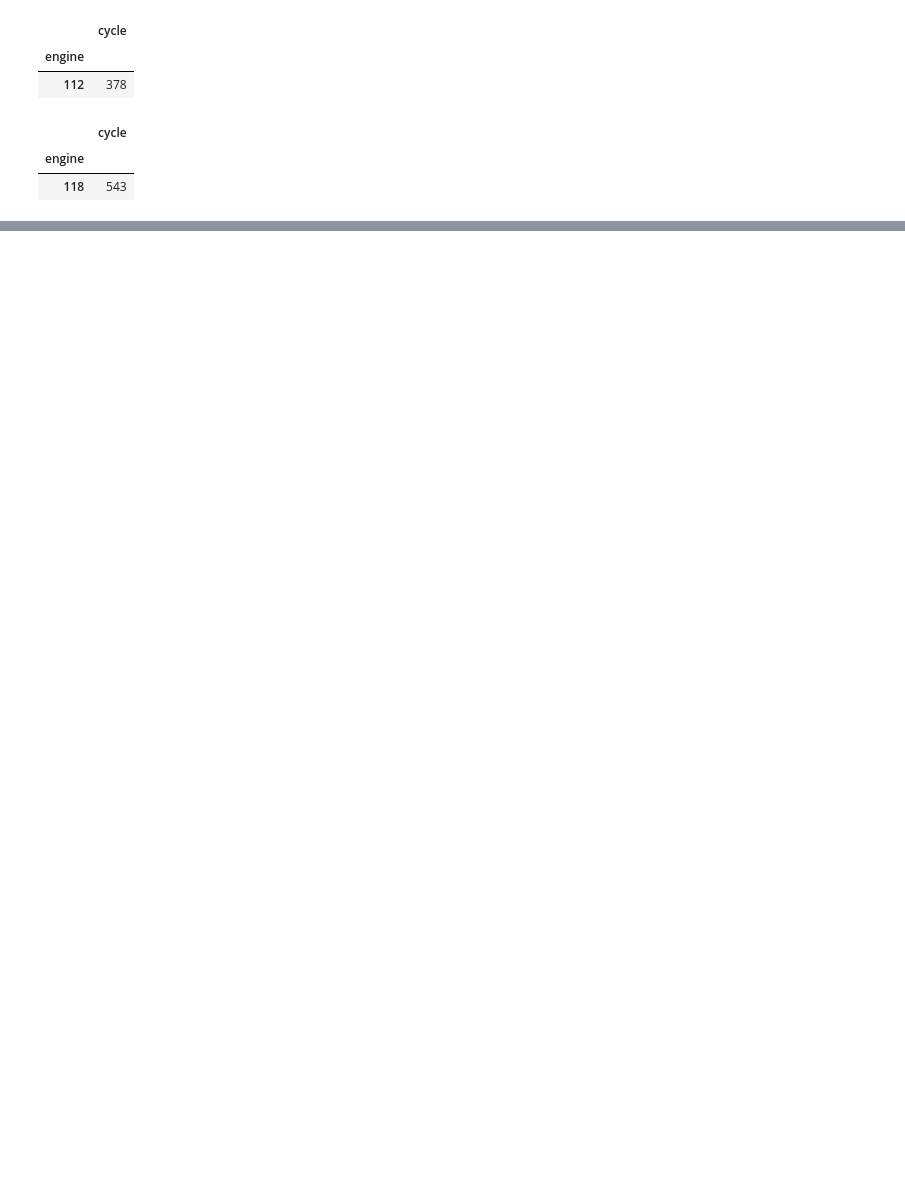
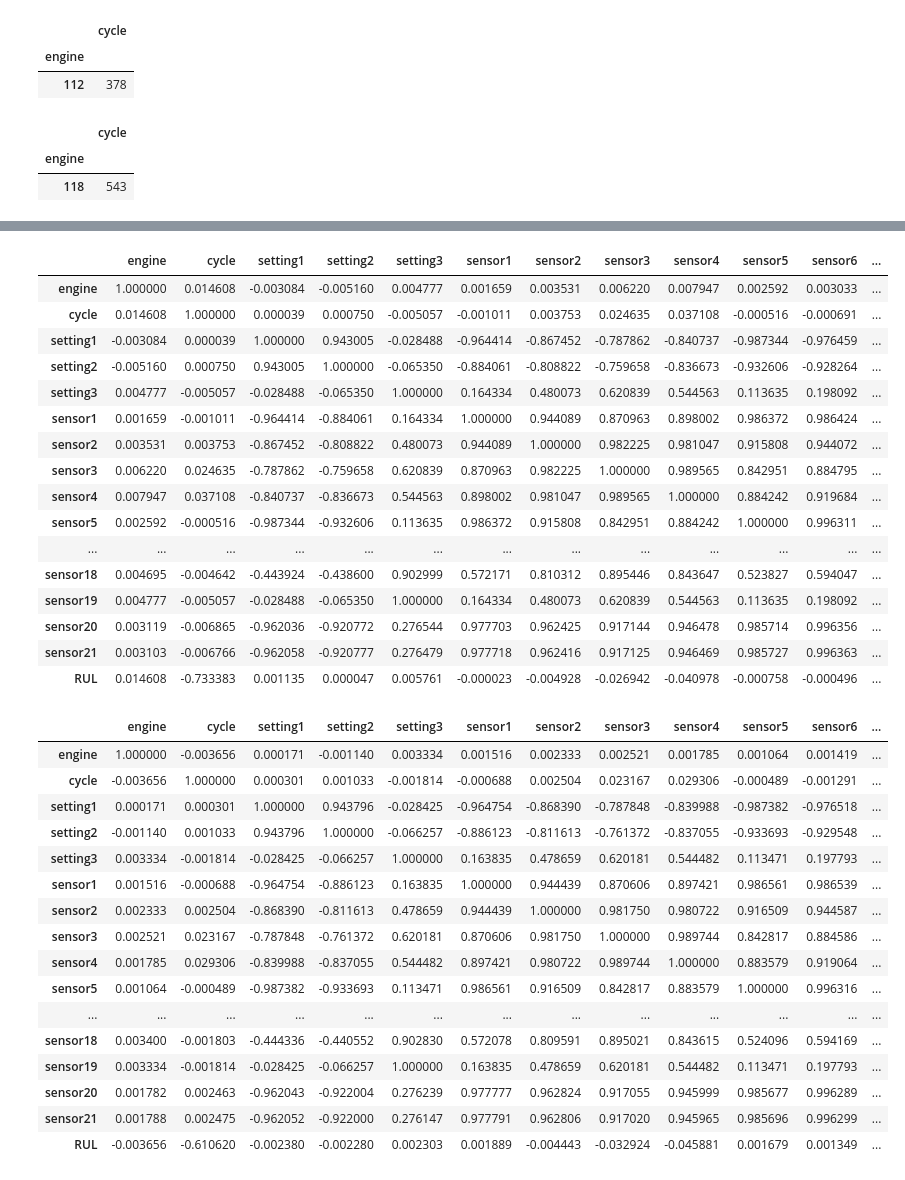
Before and after one commit to suzalkachhadiya/Data, a Jupyter notebook: rul-jet-engine.ipynb, the cells around one changed output, grey strips where cells are left out. Cells and saved outputs as stored; diff of their text form; code cells hidden in the pictures; blank space fills up the shorter version.

Commit message:
Kaggle Notebook | RUL Jet Engine | Version 2

```diff
--- a/rul-jet-engine.ipynb
+++ b/rul-jet-engine.ipynb
@@ -362,0 +382,38 @@ train_2=Calculate_RUL(train_2)
+# %%
+display(train_1.corr())
+display(train_2.corr())
+# %% [output]
+|  | engine | cycle | setting1 | setting2 | setting3 | sensor1 | sensor2 | sensor3 | sensor4 | sensor5 | sensor6 | ... |
+| engine | 1.000000 | 0.014608 | -0.003084 | -0.005160 | 0.004777 | 0.001659 | 0.003531 | 0.006220 | 0.007947 | 0.002592 | 0.003033 | ... |
+| cycle | 0.014608 | 1.000000 | 0.000039 | 0.000750 | -0.005057 | -0.001011 | 0.003753 | 0.024635 | 0.037108 | -0.000516 | -0.000691 | ... |
+| setting1 | -0.003084 | 0.000039 | 1.000000 | 0.943005 | -0.028488 | -0.964414 | -0.867452 | -0.787862 | -0.840737 | -0.987344 | -0.976459 | ... |
+| setting2 | -0.005160 | 0.000750 | 0.943005 | 1.000000 | -0.065350 | -0.884061 | -0.808822 | -0.759658 | -0.836673 | -0.932606 | -0.928264 | ... |
+| setting3 | 0.004777 | -0.005057 | -0.028488 | -0.065350 | 1.000000 | 0.164334 | 0.480073 | 0.620839 | 0.544563 | 0.113635 | 0.198092 | ... |
+| sensor1 | 0.001659 | -0.001011 | -0.964414 | -0.884061 | 0.164334 | 1.000000 | 0.944089 | 0.870963 | 0.898002 | 0.986372 | 0.986424 | ... |
+| sensor2 | 0.003531 | 0.003753 | -0.867452 | -0.808822 | 0.480073 | 0.944089 | 1.000000 | 0.982225 | 0.981047 | 0.915808 | 0.944072 | ... |
+| sensor3 | 0.006220 | 0.024635 | -0.787862 | -0.759658 | 0.620839 | 0.870963 | 0.982225 | 1.000000 | 0.989565 | 0.842951 | 0.884795 | ... |
+| sensor4 | 0.007947 | 0.037108 | -0.840737 | -0.836673 | 0.544563 | 0.898002 | 0.981047 | 0.989565 | 1.000000 | 0.884242 | 0.919684 | ... |
+| sensor5 | 0.002592 | -0.000516 | -0.987344 | -0.932606 | 0.113635 | 0.986372 | 0.915808 | 0.842951 | 0.884242 | 1.000000 | 0.996311 | ... |
+| ... | ... | ... | ... | ... | ... | ... | ... | ... | ... | ... | ... | ... |
+| sensor18 | 0.004695 | -0.004642 | -0.443924 | -0.438600 | 0.902999 | 0.572171 | 0.810312 | 0.895446 | 0.843647 | 0.523827 | 0.594047 | ... |
+| sensor19 | 0.004777 | -0.005057 | -0.028488 | -0.065350 | 1.000000 | 0.164334 | 0.480073 | 0.620839 | 0.544563 | 0.113635 | 0.198092 | ... |
+| sensor20 | 0.003119 | -0.006865 | -0.962036 | -0.920772 | 0.276544 | 0.977703 | 0.962425 | 0.917144 | 0.946478 | 0.985714 | 0.996356 | ... |
+| sensor21 | 0.003103 | -0.006766 | -0.962058 | -0.920777 | 0.276479 | 0.977718 | 0.962416 | 0.917125 | 0.946469 | 0.985727 | 0.996363 | ... |
+| RUL | 0.014608 | -0.733383 | 0.001135 | 0.000047 | 0.005761 | -0.000023 | -0.004928 | -0.026942 | -0.040978 | -0.000758 | -0.000496 | ... |
+|  | engine | cycle | setting1 | setting2 | setting3 | sensor1 | sensor2 | sensor3 | sensor4 | sensor5 | sensor6 | ... |
+| engine | 1.000000 | -0.003656 | 0.000171 | -0.001140 | 0.003334 | 0.001516 | 0.002333 | 0.002521 | 0.001785 | 0.001064 | 0.001419 | ... |
+| cycle | -0.003656 | 1.000000 | 0.000301 | 0.001033 | -0.001814 | -0.000688 | 0.002504 | 0.023167 | 0.029306 | -0.000489 | -0.001291 | ... |
+| setting1 | 0.000171 | 0.000301 | 1.000000 | 0.943796 | -0.028425 | -0.964754 | -0.868390 | -0.787848 | -0.839988 | -0.987382 | -0.976518 | ... |
+| setting2 | -0.001140 | 0.001033 | 0.943796 | 1.000000 | -0.066257 | -0.886123 | -0.811613 | -0.761372 | -0.837055 | -0.933693 | -0.929548 | ... |
+| setting3 | 0.003334 | -0.001814 | -0.028425 | -0.066257 | 1.000000 | 0.163835 | 0.478659 | 0.620181 | 0.544482 | 0.113471 | 0.197793 | ... |
+| sensor1 | 0.001516 | -0.000688 | -0.964754 | -0.886123 | 0.163835 | 1.000000 | 0.944439 | 0.870606 | 0.897421 | 0.986561 | 0.986539 | ... |
+| sensor2 | 0.002333 | 0.002504 | -0.868390 | -0.811613 | 0.478659 | 0.944439 | 1.000000 | 0.981750 | 0.980722 | 0.916509 | 0.944587 | ... |
+| sensor3 | 0.002521 | 0.023167 | -0.787848 | -0.761372 | 0.620181 | 0.870606 | 0.981750 | 1.000000 | 0.989744 | 0.842817 | 0.884586 | ... |
+| sensor4 | 0.001785 | 0.029306 | -0.839988 | -0.837055 | 0.544482 | 0.897421 | 0.980722 | 0.989744 | 1.000000 | 0.883579 | 0.919064 | ... |
+| sensor5 | 0.001064 | -0.000489 | -0.987382 | -0.933693 | 0.113471 | 0.986561 | 0.916509 | 0.842817 | 0.883579 | 1.000000 | 0.996316 | ... |
+| ... | ... | ... | ... | ... | ... | ... | ... | ... | ... | ... | ... | ... |
+| sensor18 | 0.003400 | -0.001803 | -0.444336 | -0.440552 | 0.902830 | 0.572078 | 0.809591 | 0.895021 | 0.843615 | 0.524096 | 0.594169 | ... |
+| sensor19 | 0.003334 | -0.001814 | -0.028425 | -0.066257 | 1.000000 | 0.163835 | 0.478659 | 0.620181 | 0.544482 | 0.113471 | 0.197793 | ... |
+| sensor20 | 0.001782 | 0.002463 | -0.962043 | -0.922004 | 0.276239 | 0.977777 | 0.962824 | 0.917055 | 0.945999 | 0.985677 | 0.996289 | ... |
+| sensor21 | 0.001788 | 0.002475 | -0.962052 | -0.922000 | 0.276147 | 0.977791 | 0.962806 | 0.917020 | 0.945965 | 0.985696 | 0.996299 | ... |
+| RUL | -0.003656 | -0.610620 | -0.002380 | -0.002280 | 0.002303 | 0.001889 | -0.004443 | -0.032924 | -0.045881 | 0.001679 | 0.001349 | ... |
```
Also changed, not shown: parts of 11 cells of this notebook.
